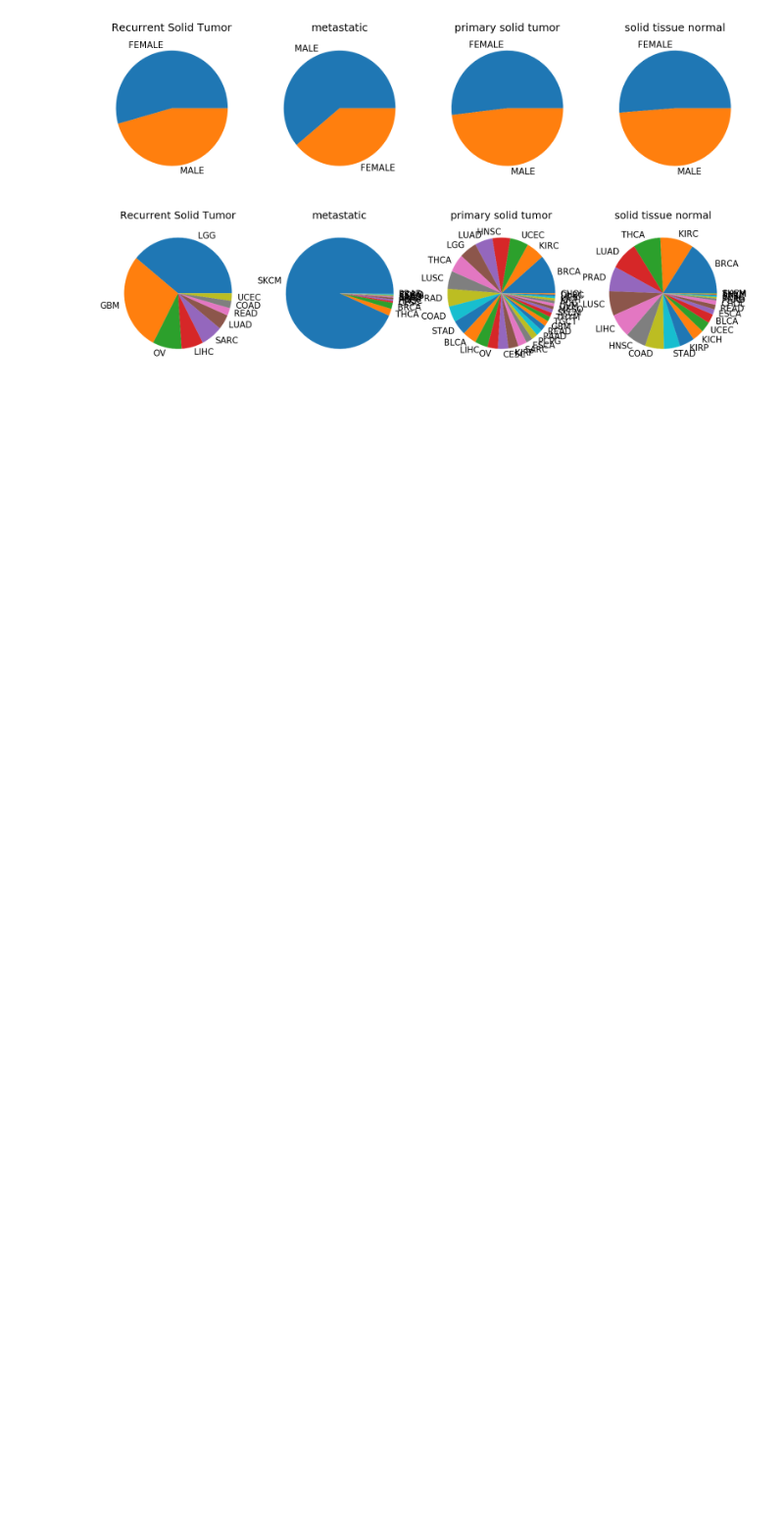
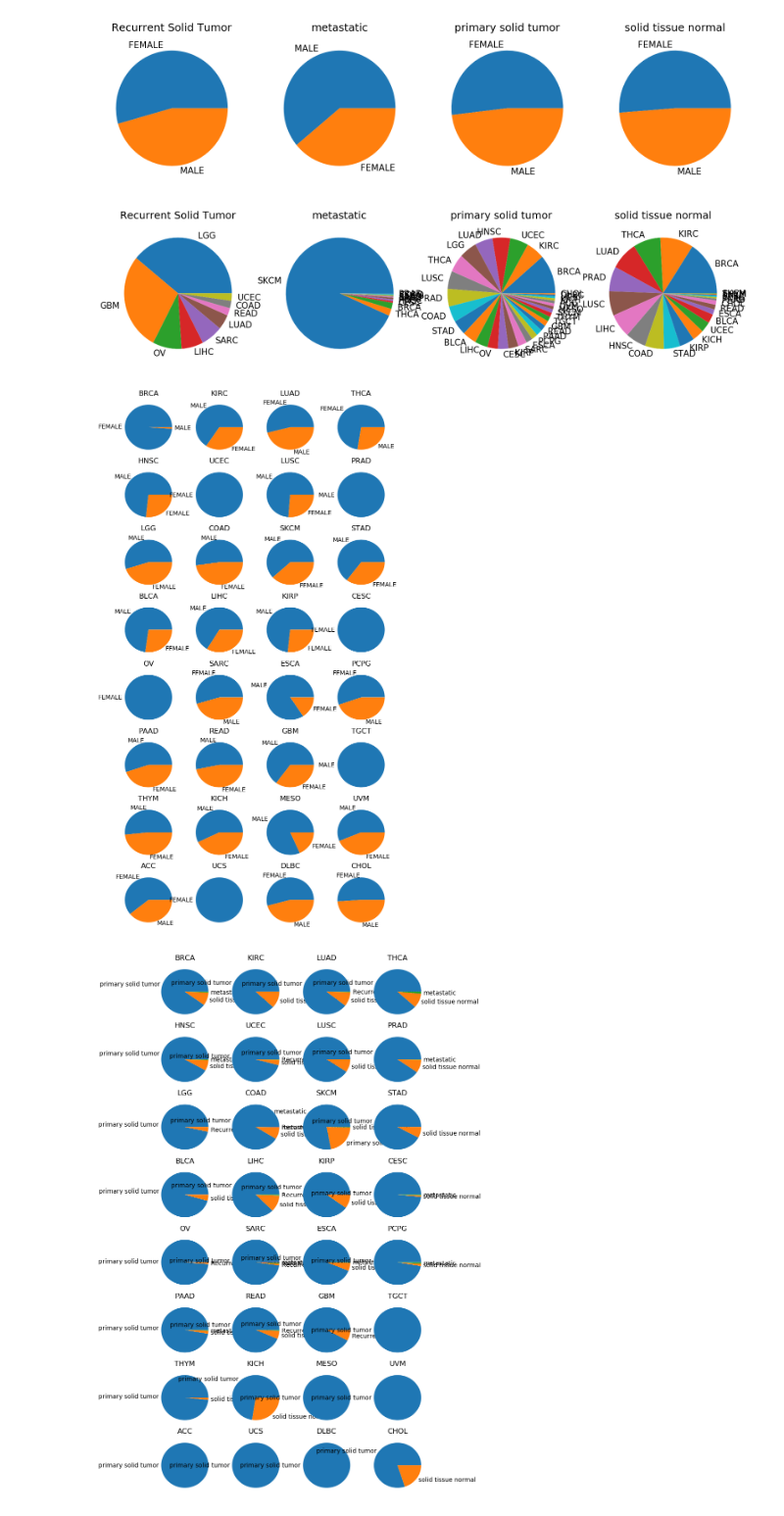
Before and after one commit to jvivian/DeepTCGA, a Jupyter notebook: Multi-label-stratified-split.ipynb, the cells around one changed output. Shown at 98% size. Drawn from its saved outputs; the diff is of its cells as text; code cells hidden in the pictures; blank space fills up the shorter version.

Commit message:
more visulization for deciciding on mutl-label-stratified split

```diff
--- a/Multi-label-stratified-split.ipynb
+++ b/Multi-label-stratified-split.ipynb
@@ -19,3 +21,17 @@ for pie_chart_label in ["label_gender", "label_tissue"]:
 # %% [output]
 [figure]
 [figure]
+# %%
+for pie_chart_label in ["label_gender", "label_tumor"]:
+    fig, axes = plt.subplots(ncols=4, nrows=8, figsize=(8, 16), dpi=100)
+    for i, tissue_type in enumerate(label_df.label_tissue.value_counts().index):
+        row = i // 4
+        col = i % 4
+        this_tissue = label_df[label_df.label_tissue==tissue_type].copy()
+        this_tissue[pie_chart_label].value_counts(normalize=True).plot.pie(ax=axes[row][col])
+        axes[row][col].set_ylabel("")
+        axes[row][col].set_title(tissue_type)
+    plt.show()
+# %% [output]
+[figure, added]
+[figure, added]
```
Also changed, not shown: parts of 1 cell of this notebook.
